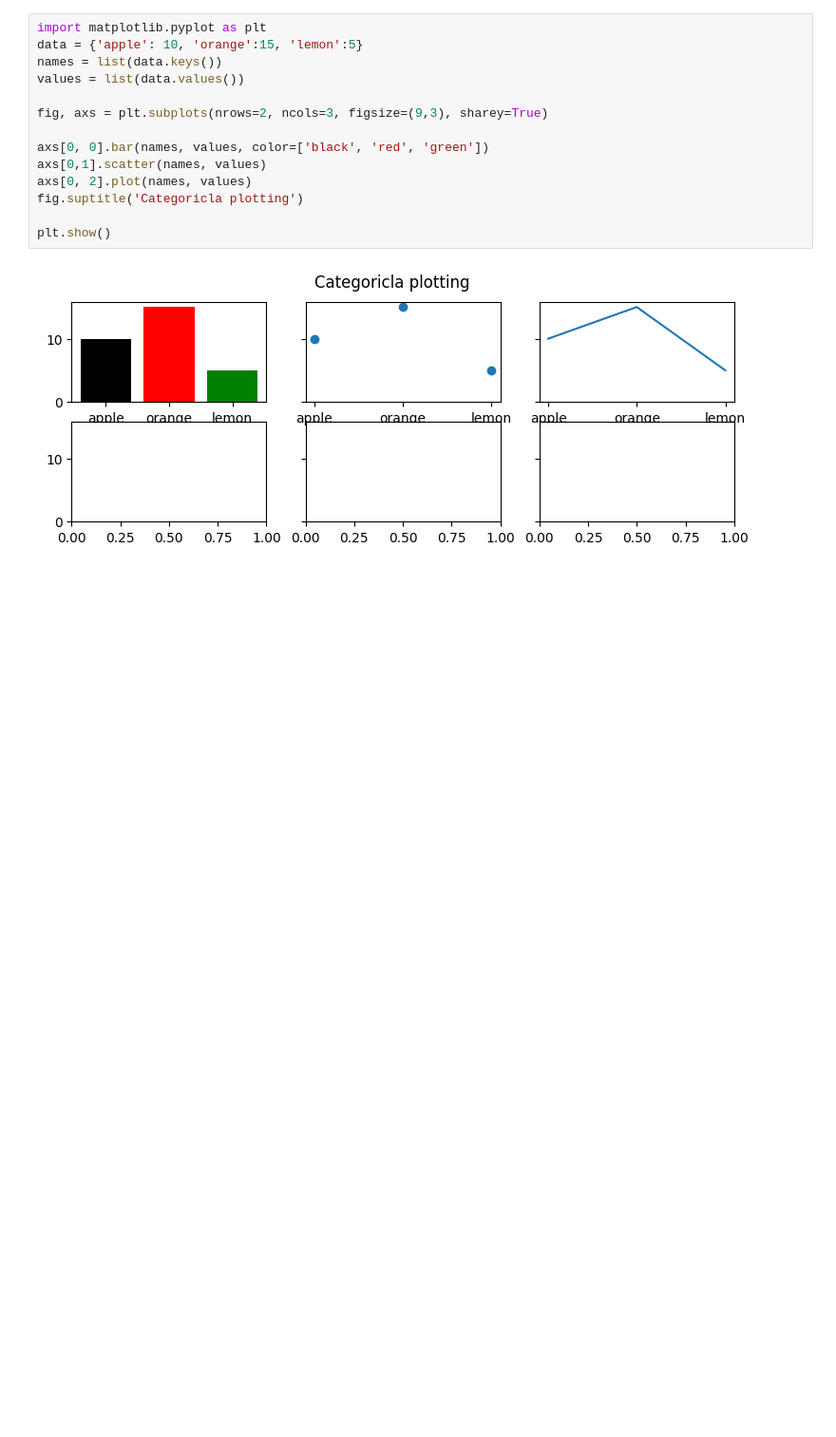
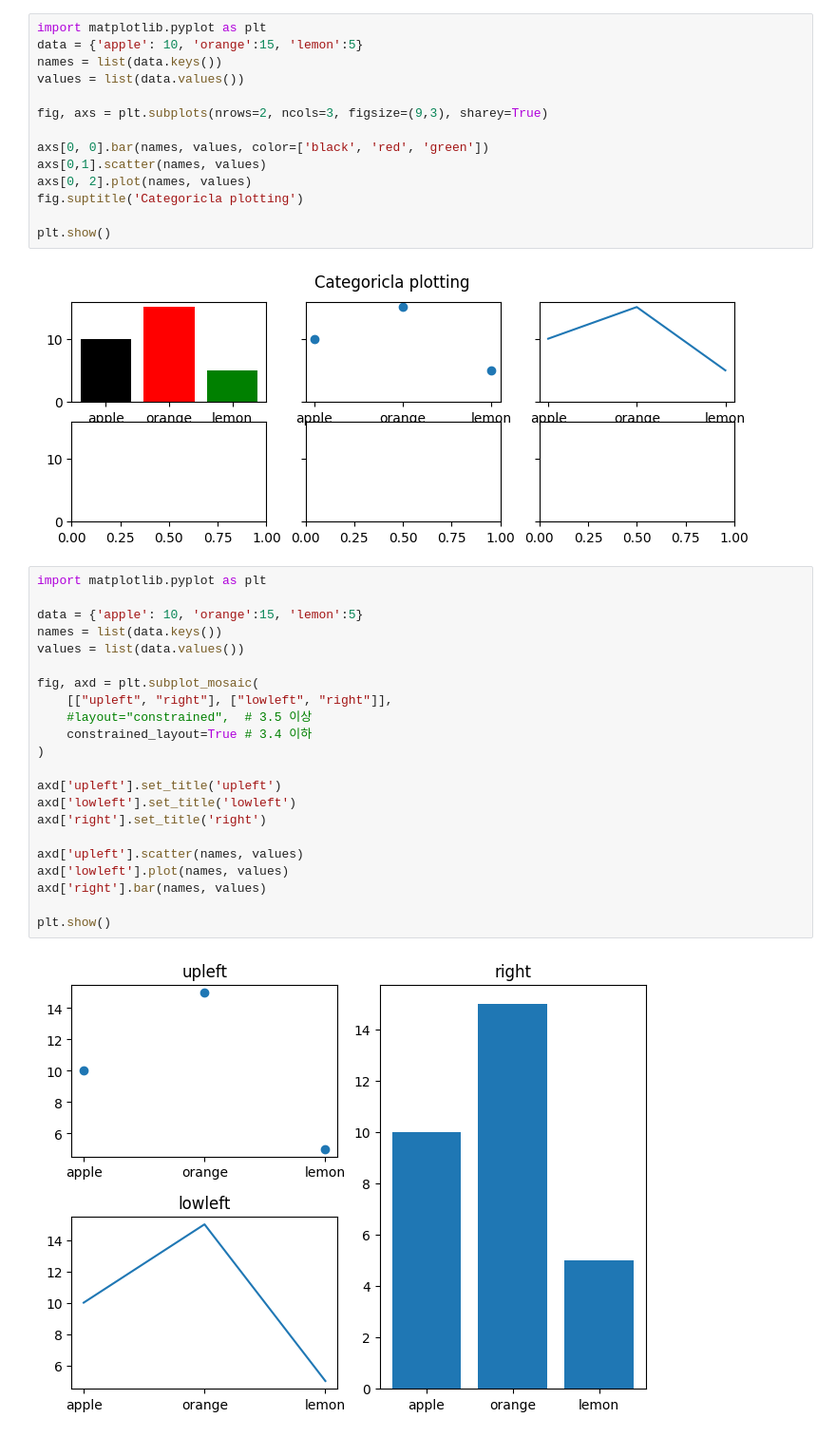
Before and after one commit to SlowMonk/Python_Hg, a Jupyter notebook: chapter5/3_draw_graph.ipynb, the cells around one changed output. Shown: that part at 95% size. Drawn from its saved outputs; the diff is of its cells as text; blank space fills up the shorter version.

```diff
--- a/chapter5/3_draw_graph.ipynb
+++ b/chapter5/3_draw_graph.ipynb
@@ -89,3 +89,27 @@ fig.suptitle('Categoricla plotting')
 plt.show()
 # %% [output]
 [figure]
+# %%
+import matplotlib.pyplot as plt
+
+data = {'apple': 10, 'orange':15, 'lemon':5}
+names = list(data.keys())
+values = list(data.values())
+
+fig, axd = plt.subplot_mosaic(
+    [["upleft", "right"], ["lowleft", "right"]],
+    #layout="constrained",  # 3.5 이상
+    constrained_layout=True # 3.4 이하
+)
+
+axd['upleft'].set_title('upleft')
+axd['lowleft'].set_title('lowleft')
+axd['right'].set_title('right')
+
+axd['upleft'].scatter(names, values)
+axd['lowleft'].plot(names, values)
+axd['right'].bar(names, values)
+
+plt.show()
+# %% [output]
+[figure, added]
```
Also changed, not shown: 1 other file.
